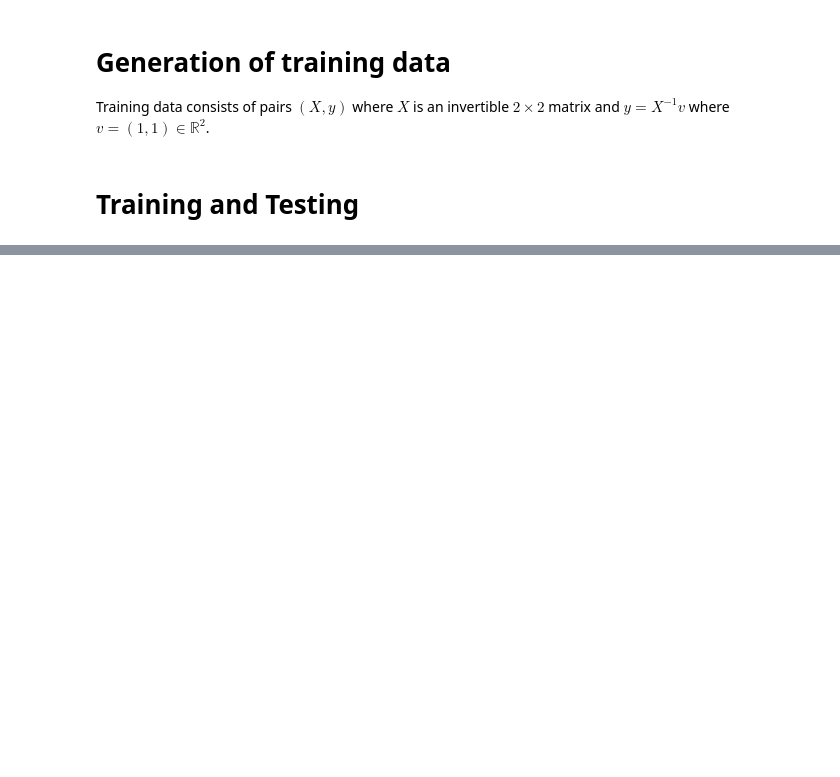
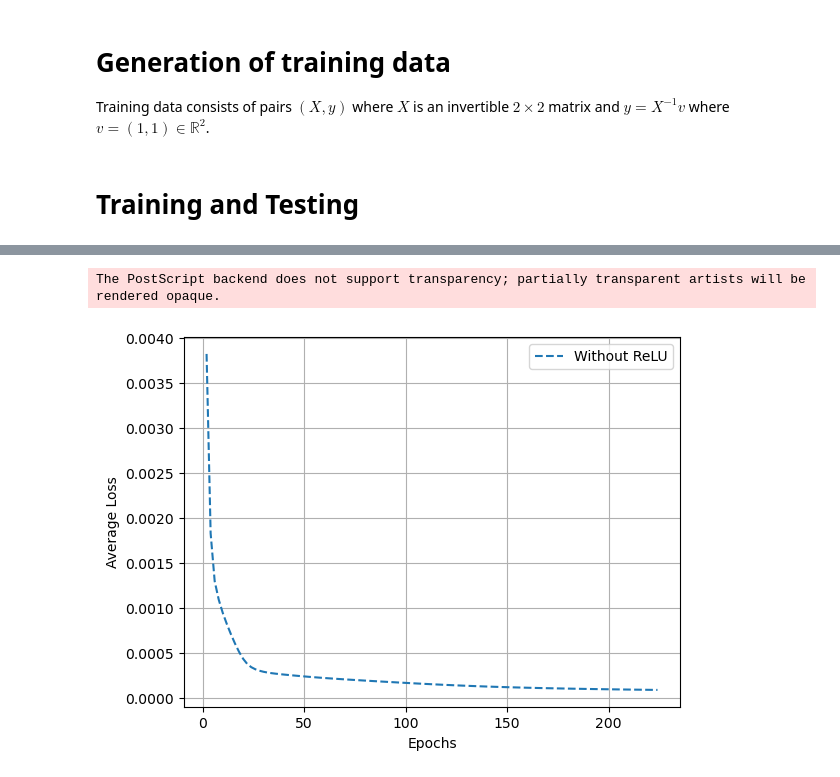
Before and after one commit to l-oksanen/oprecnn, a Jupyter notebook: simple_inversion.ipynb, the cells around one changed output, grey strips where cells are left out. Saved outputs shown, nothing was run; the diff lists cells and outputs as text; code cells hidden in the pictures; blank space fills up the shorter version.

Commit message:
Compare relu and no-relu networks

```diff
--- a/simple_inversion.ipynb
+++ b/simple_inversion.ipynb
@@ -44,10 +44,17 @@ import opnet
 from simple_inversion_data import generate_data, save_data, load_data
 
 #finding the best lr
-PATH1 = './simple_inversion_net22_1.pth'
-PATH2 = './simple_inversion_net22_2.pth'
-PATH3 = './simple_inversion_net22_3.pth'
-PATH4 = './simple_inversion_net22_4.pth'
+#PATH1 = './simple_inversion_net22_1.pth'
+#PATH2 = './simple_inversion_net22_2.pth'
+#PATH3 = './simple_inversion_net22_3.pth'
+#PATH4 = './simple_inversion_net22_4.pth'
+
+#trained until limit point with lr=1e-1
+#PATH = './simple_inversion_net_long.pth'
+
+#to compare relu and no relu
+PATH1 = './simple_inversion_net_Relu.pth'
+PATH2 = './simple_inversion_net_noRelu.pth'
 
 #PATH = './simple_inversion_net22.pth' #can be overwritten
 #PATH = './simple_inversion_net1.pth' #finding the best lr - trained with many learning rates
@@ -62,7 +69,7 @@ Specify the network model and the loss function.
 dim = 2 # use 2 x 2 matrices
 num_layers = 5
 # luodaan uusi neuroverkko
-model = opnet.OperatorNet(dim, 2*num_layers, useReLU=False)
+#model = opnet.OperatorNet(dim, 2*num_layers, useReLU=False)
 #model = opnet.OperatorNet(dim, num_layers, useReLU=True)
 loss_fn = torch.nn.MSELoss()
 # %% [markdown]
@@ -87,12 +94,16 @@ from importlib import reload
 reload(training_and_testing)
 reload(opnet)
 
-lr = 1e-4
+lr = 1e-1
 losses_list=[]
-path_list = [PATH1, PATH2, PATH3, PATH4]
+path_list = [PATH1, PATH2] #relu vs no relu
 for path in path_list:
-    model = opnet.OperatorNet(dim, 2*num_layers, useReLU=False) #creates a new model for each network
-    losses_list.append(training_and_testing.training_and_testing(model, loss_fn,lr, path, train_data_path, test_data_path))
+    if path == PATH1: #with relu
+        model = opnet.OperatorNet(dim, num_layers, useReLU=True)
+        losses_list.append(training_and_testing.training_and_testing(model, loss_fn,lr, path, train_data_path, test_data_path))
+    else: #no relu
+        model = opnet.OperatorNet(dim, 2*num_layers, useReLU=False)
+        losses_list.append(training_and_testing.training_and_testing(model, loss_fn,lr, path, train_data_path, test_data_path))
 
 
 # # Liva:
@@ -136,23 +165,26 @@ for path in path_list:
 # %%
 #Plotting
 #Liva
 # x-coordinates: HOW MANY YOU HAVE?!
 # now from 2 to 20 and every other
 #epo = np.arange(0,20,2)+2
-epo = np.arange(0,50,2)+2
+epo = np.arange(0,224,2)+2
 #print(epo)
 
 # plot the figure
 from matplotlib.lines import lineStyles
-plt.plot(epo, losses_list[0], label = 'Network 1', linestyle='--')
-plt.plot(epo, losses_list[1], label = 'Network 2', linestyle='--')
-plt.plot(epo, losses_list[2], label = 'Network 3', linestyle='--')
-plt.plot(epo, losses_list[3], label = 'Network 4', linestyle='--')
+#plt.plot(epo, losses_list[0], label = 'With ReLU', linestyle='--')
+plt.plot(epo, losses_list[1], label = 'Without ReLU', linestyle='--')
+#plt.plot(epo, losses_list[2], label = 'Network 3', linestyle='--')
+#plt.plot(epo, losses_list[3], label = 'Network 4', linestyle='--')
 plt.xlabel("Epochs")
 plt.ylabel("Average Loss")
 plt.grid()
 plt.legend()
-plt.savefig("../masters-thesis/data/matrix-seelearning251122_4.eps", format="eps") #save as eps so it's easy to insert it to latex-file
+plt.savefig("../masters-thesis/data/matrix-seelearning281122_relu_vs_norelu2.eps", format="eps") #save as eps so it's easy to insert it to latex-file
+# %% [output]
+The PostScript backend does not support transparency; partially transparent artists will be rendered opaque.
+[figure, added]
 # %%
 
 index_x = [f"{e} epochs" for e in epo]
```
Also changed, not shown: parts of 2 cells of this notebook.
